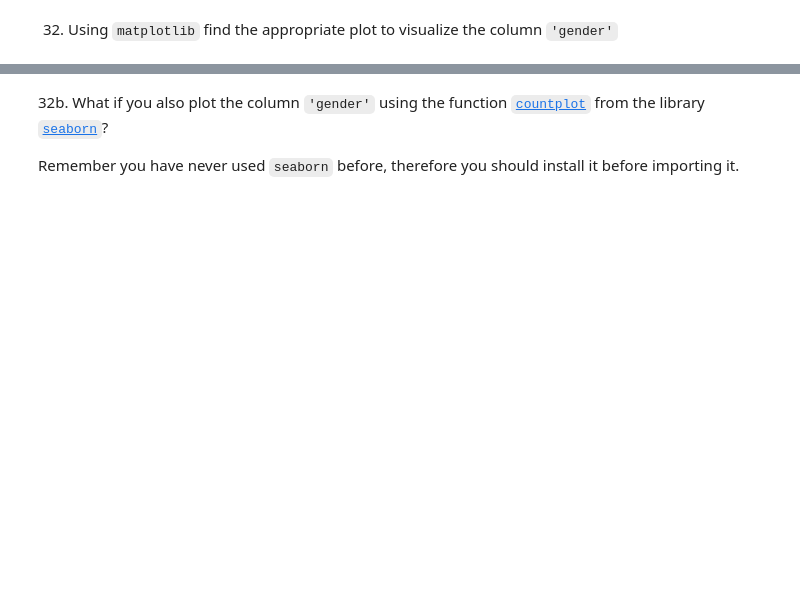
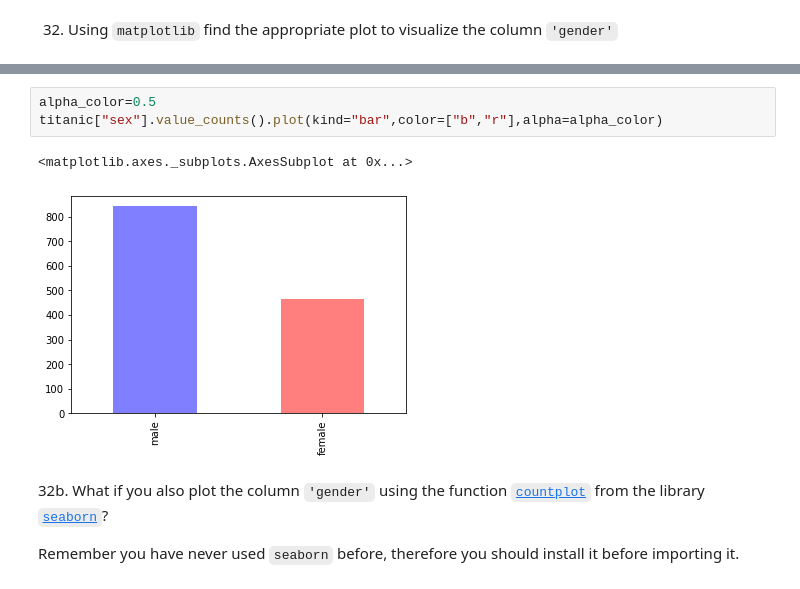
Before and after one commit to JMGONB/DS_0620, a Jupyter notebook: Semana_5/day5/exercises/pandas/titanic/Titanic-exercise.ipynb, the cells around one changed output, grey strips where cells are left out. Drawn from its saved outputs; the diff is of its cells as text; blank space fills up the shorter version.

```diff
--- a/Semana_5/day5/exercises/pandas/titanic/Titanic-exercise.ipynb
+++ b/Semana_5/day5/exercises/pandas/titanic/Titanic-exercise.ipynb
@@ -471,3 +705,9 @@ Hint: There were two people with the same name, who?
+# %%
+alpha_color=0.5
+titanic["sex"].value_counts().plot(kind="bar",color=["b","r"],alpha=alpha_color)
+# %% [output]
+<matplotlib.axes._subplots.AxesSubplot at 0x...>
+[figure, added]
 # %% [markdown]
 32b. What if you also plot the column `'gender'` using the function [`countplot`](https://seaborn.pydata.org/generated/seaborn.countplot.html) from the library [`seaborn`](https://seaborn.pydata.org/)?
 
```
Also changed, not shown: parts of 81 cells of this notebook, 3 other files.
